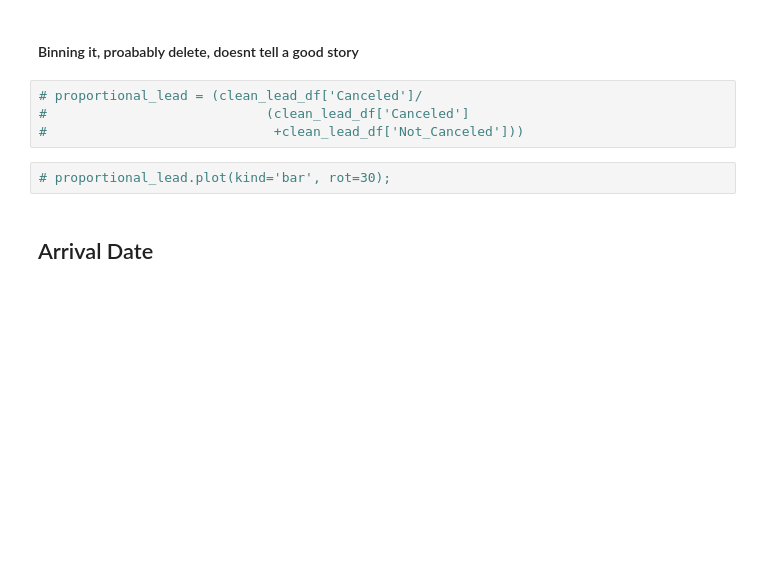
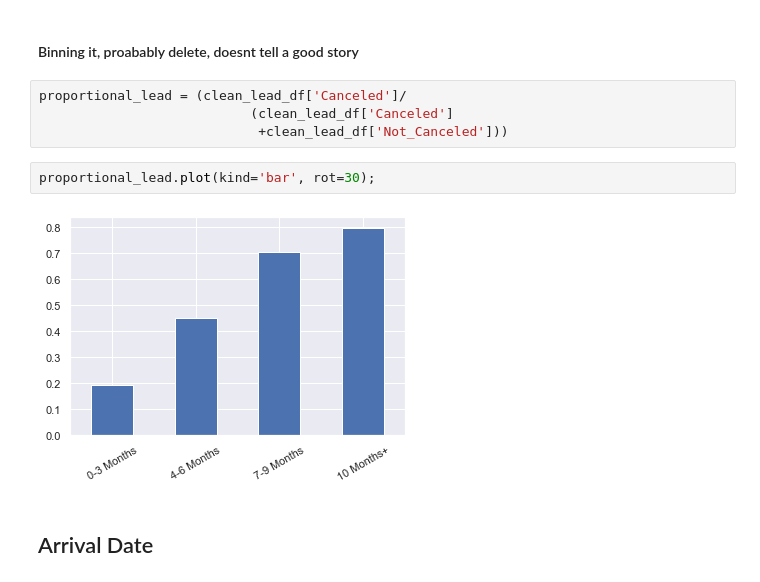
Before and after one commit to mduncan23/Hotel_Cancellation_Predictor, a Jupyter notebook: Hotel_Cancellation_Notebook.ipynb, the cells around one changed output. Saved outputs shown, nothing was run; the diff lists cells and outputs as text; blank space fills up the shorter version.

```diff
--- a/Hotel_Cancellation_Notebook.ipynb
+++ b/Hotel_Cancellation_Notebook.ipynb
@@ -335,11 +328,13 @@ prop_lead.plot(figsize=(20,20));
 # %% [markdown]
 #### Binning it, proabably delete, doesnt tell a good story
 # %%
-# proportional_lead = (clean_lead_df['Canceled']/
-#                            (clean_lead_df['Canceled']
-#                             +clean_lead_df['Not_Canceled']))
+proportional_lead = (clean_lead_df['Canceled']/
+                           (clean_lead_df['Canceled']
+                            +clean_lead_df['Not_Canceled']))
 # %%
-# proportional_lead.plot(kind='bar', rot=30);
+proportional_lead.plot(kind='bar', rot=30);
+# %% [output]
+[figure, added]
 # %% [markdown]
 ## Arrival Date
 # %% [markdown]
```
Also changed, not shown: parts of 12 cells of this notebook.
